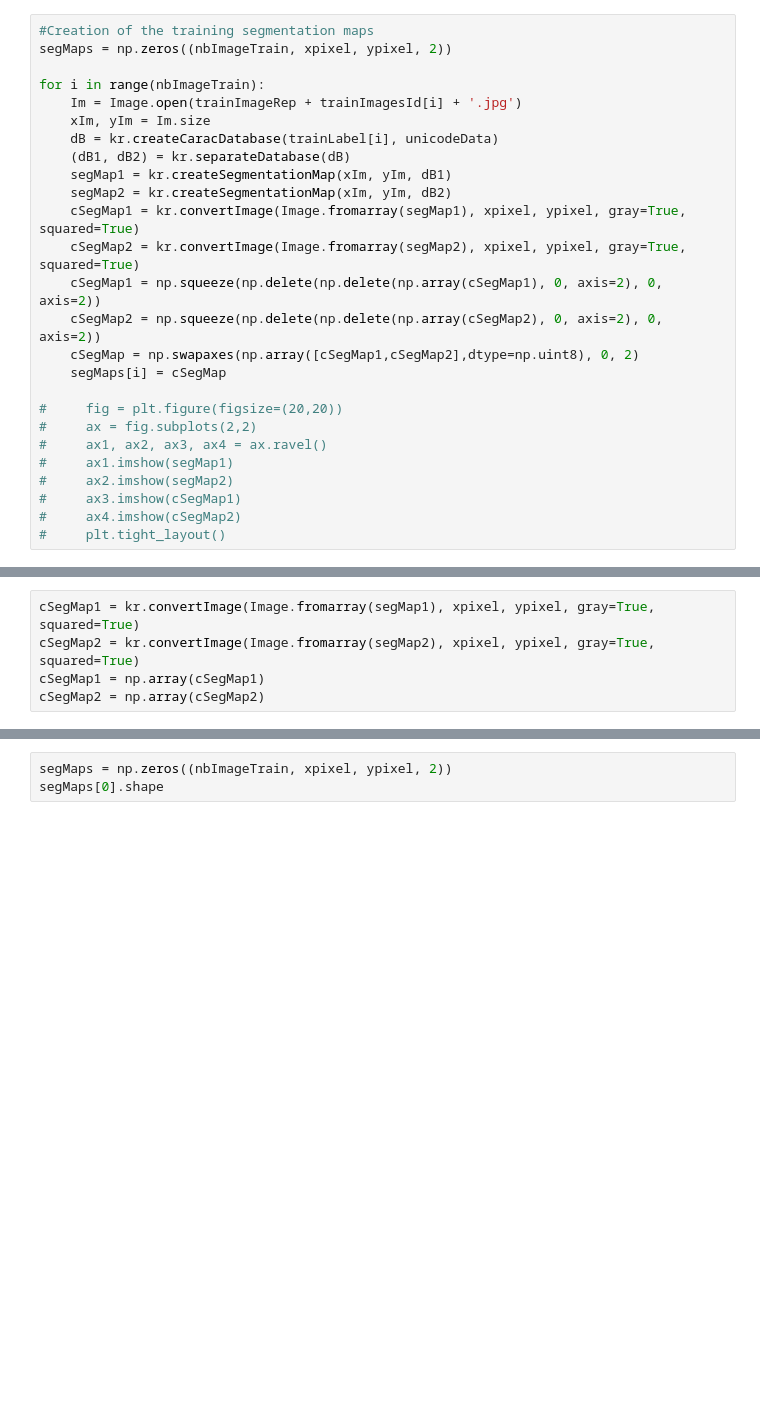
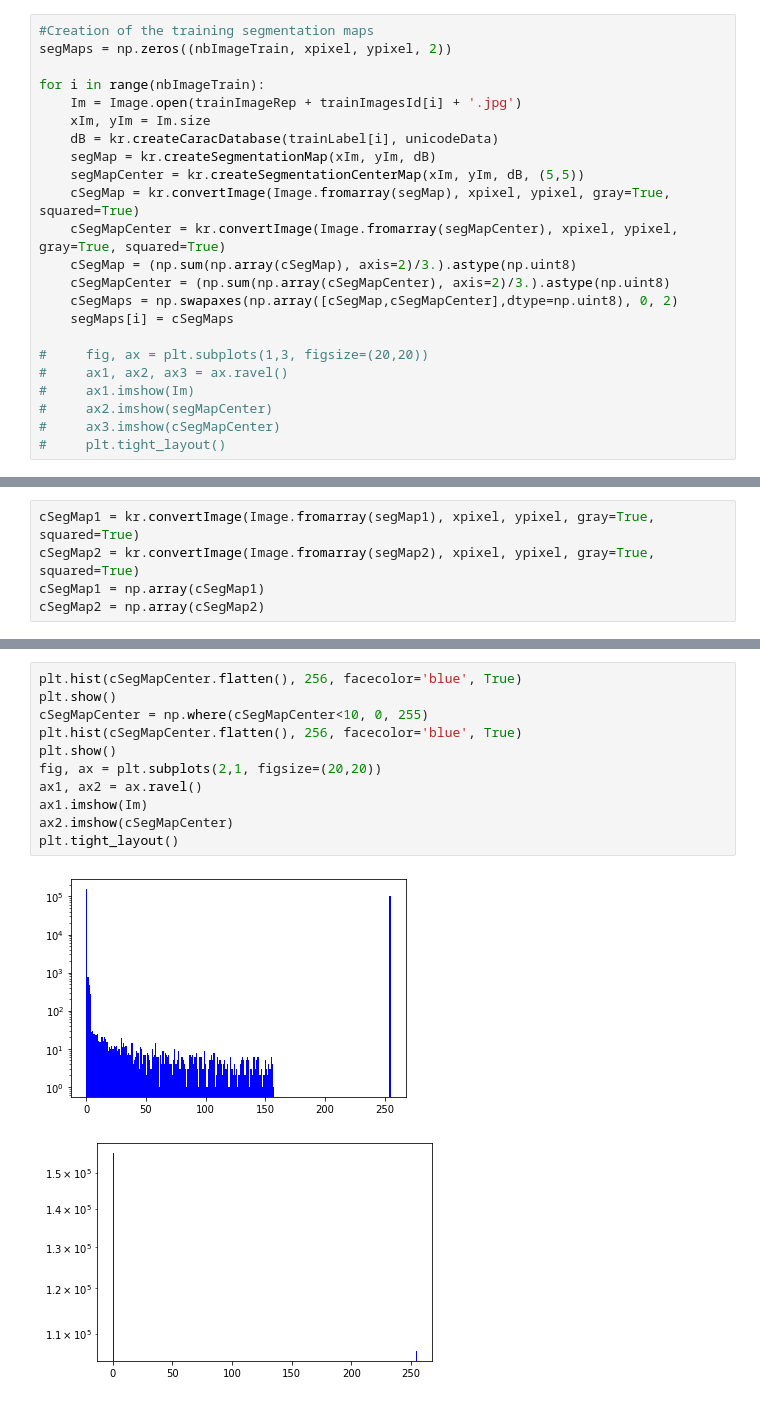
Before and after one commit to mdebony/kuzushiji-recognition, a Jupyter notebook: notebook/SegmentationMapCreator.ipynb, the cells around one changed output, grey strips where cells are left out. Cells and saved outputs as stored; diff of their text form; blank space fills up the shorter version.

```diff
--- a/notebook/SegmentationMapCreator.ipynb
+++ b/notebook/SegmentationMapCreator.ipynb
@@ -45,23 +45,20 @@ for i in range(nbImageTrain):
     Im = Image.open(trainImageRep + trainImagesId[i] + '.jpg')
     xIm, yIm = Im.size
     dB = kr.createCaracDatabase(trainLabel[i], unicodeData)
-    (dB1, dB2) = kr.separateDatabase(dB)
-    segMap1 = kr.createSegmentationMap(xIm, yIm, dB1)
-    segMap2 = kr.createSegmentationMap(xIm, yIm, dB2)
-    cSegMap1 = kr.convertImage(Image.fromarray(segMap1), xpixel, ypixel, gray=True, squared=True)
-    cSegMap2 = kr.convertImage(Image.fromarray(segMap2), xpixel, ypixel, gray=True, squared=True)
-    cSegMap1 = np.squeeze(np.delete(np.delete(np.array(cSegMap1), 0, axis=2), 0, axis=2))
-    cSegMap2 = np.squeeze(np.delete(np.delete(np.array(cSegMap2), 0, axis=2), 0, axis=2))
-    cSegMap = np.swapaxes(np.array([cSegMap1,cSegMap2],dtype=np.uint8), 0, 2)
-    segMaps[i] = cSegMap
+    segMap = kr.createSegmentationMap(xIm, yIm, dB)
+    segMapCenter = kr.createSegmentationCenterMap(xIm, yIm, dB, (5,5))
+    cSegMap = kr.convertImage(Image.fromarray(segMap), xpixel, ypixel, gray=True, squared=True)
+    cSegMapCenter = kr.convertImage(Image.fromarray(segMapCenter), xpixel, ypixel, gray=True, squared=True)
+    cSegMap = (np.sum(np.array(cSegMap), axis=2)/3.).astype(np.uint8)
+    cSegMapCenter = (np.sum(np.array(cSegMapCenter), axis=2)/3.).astype(np.uint8)
+    cSegMaps = np.swapaxes(np.array([cSegMap,cSegMapCenter],dtype=np.uint8), 0, 2)
+    segMaps[i] = cSegMaps
 
-#     fig = plt.figure(figsize=(20,20))
-#     ax = fig.subplots(2,2)
-#     ax1, ax2, ax3, ax4 = ax.ravel()
-#     ax1.imshow(segMap1)
-#     ax2.imshow(segMap2)
-#     ax3.imshow(cSegMap1)
-#     ax4.imshow(cSegMap2)
+#     fig, ax = plt.subplots(1,3, figsize=(20,20))
+#     ax1, ax2, ax3 = ax.ravel()
+#     ax1.imshow(Im)
+#     ax2.imshow(segMapCenter)
+#     ax3.imshow(cSegMapCenter)
 #     plt.tight_layout()
 # %%
 #Creation of the U-Net for segmentation maps
@@ -170,3 +165,14 @@ print(cSegMap.shape)
-# %%
-segMaps = np.zeros((nbImageTrain, xpixel, ypixel, 2))
-segMaps[0].shape
+# %%
+plt.hist(cSegMapCenter.flatten(), 256, facecolor='blue', True)
+plt.show()
+cSegMapCenter = np.where(cSegMapCenter<10, 0, 255)
+plt.hist(cSegMapCenter.flatten(), 256, facecolor='blue', True)
+plt.show()
+fig, ax = plt.subplots(2,1, figsize=(20,20))
+ax1, ax2 = ax.ravel()
+ax1.imshow(Im)
+ax2.imshow(cSegMapCenter)
+plt.tight_layout()
+# %% [output]
+[figure, added]
+[figure, added]
```
Also changed, not shown: parts of 2 cells of this notebook, 1 other file.
